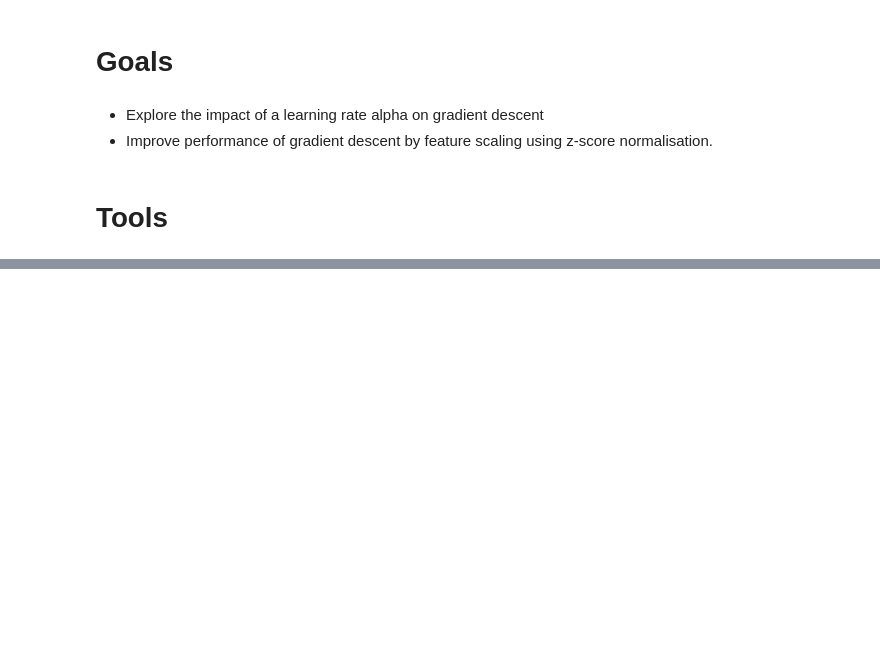
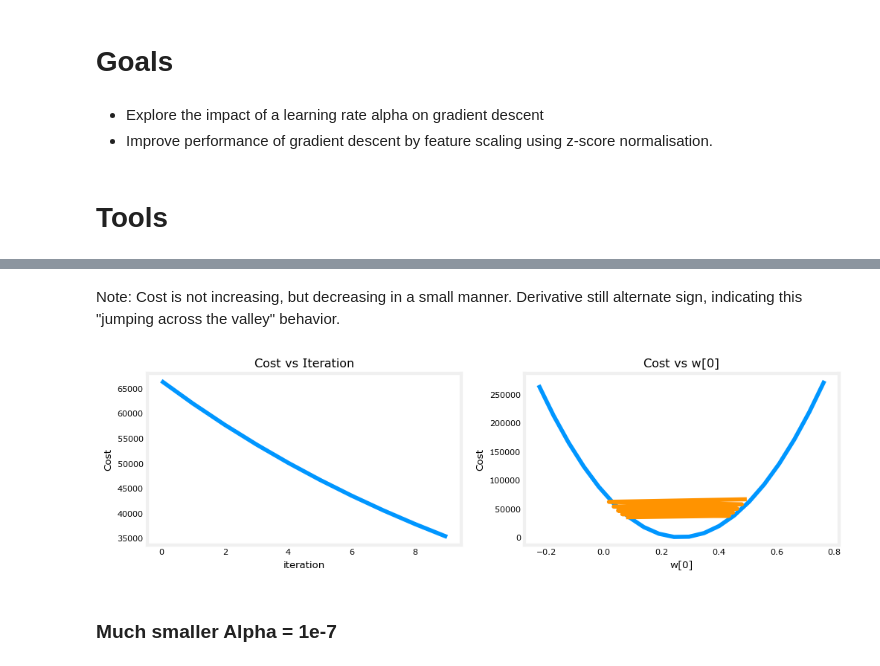
Before and after one commit to charlotteprobstel/Supervised_Machine_Learning_Regression_Classification, a Jupyter notebook: Week 2/Lab 7 - Feature scaling and learning rate.ipynb, the cells around one changed output, grey strips where cells are left out. Saved outputs shown, nothing was run; the diff lists cells and outputs as text; code cells hidden in the pictures; blank space fills up the shorter version.

```diff
--- a/Week 2/Lab 7 - Feature scaling and learning rate.ipynb
+++ b/Week 2/Lab 7 - Feature scaling and learning rate.ipynb
@@ -13,0 +72,3 @@ ModuleNotFoundError: No module named 'lab_utils_multi'
+# %%
+# Slightly smaller Alpha = 9e-7
+_,_,hist = run_gradient_descent(X_train, y_train, 10, alpha = 9e-7)
@@ -13,0 +89,8 @@ ModuleNotFoundError: No module named 'lab_utils_multi'
+# %% [markdown]
+Note: Cost is not increasing, but decreasing in a small manner. Derivative still alternate sign, indicating this "jumping across the valley" behavior.
+# %%
+plot_cost_i_w(X_train, y_train, hist)
+# %% [output]
+[figure, added]
+# %% [markdown]
+### Much smaller Alpha = 1e-7
```
Also changed, not shown: parts of 39 cells of this notebook, 3 other files.
